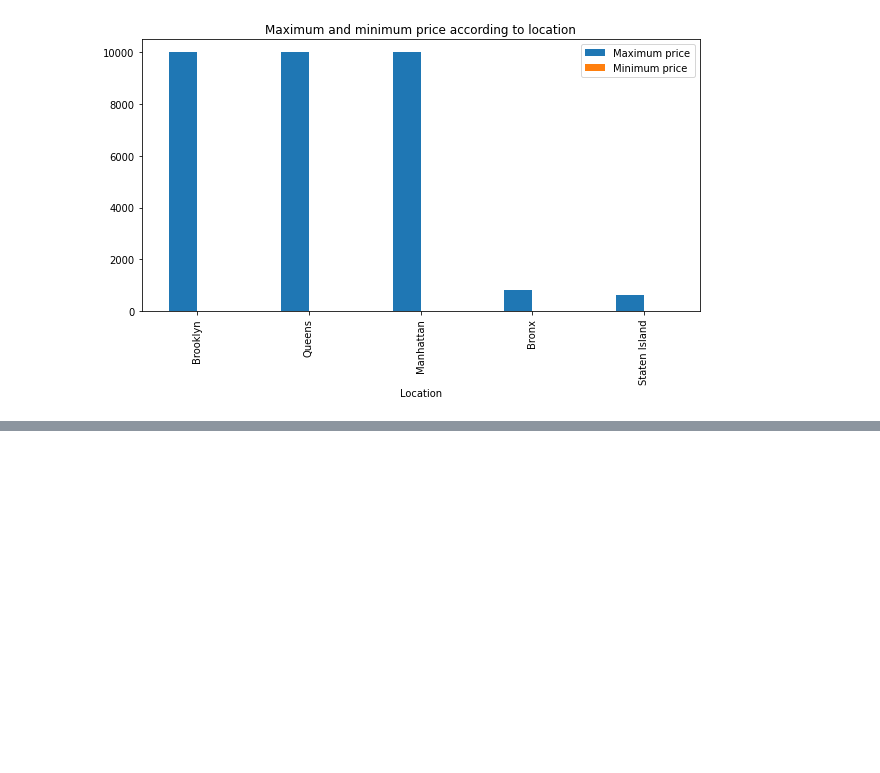
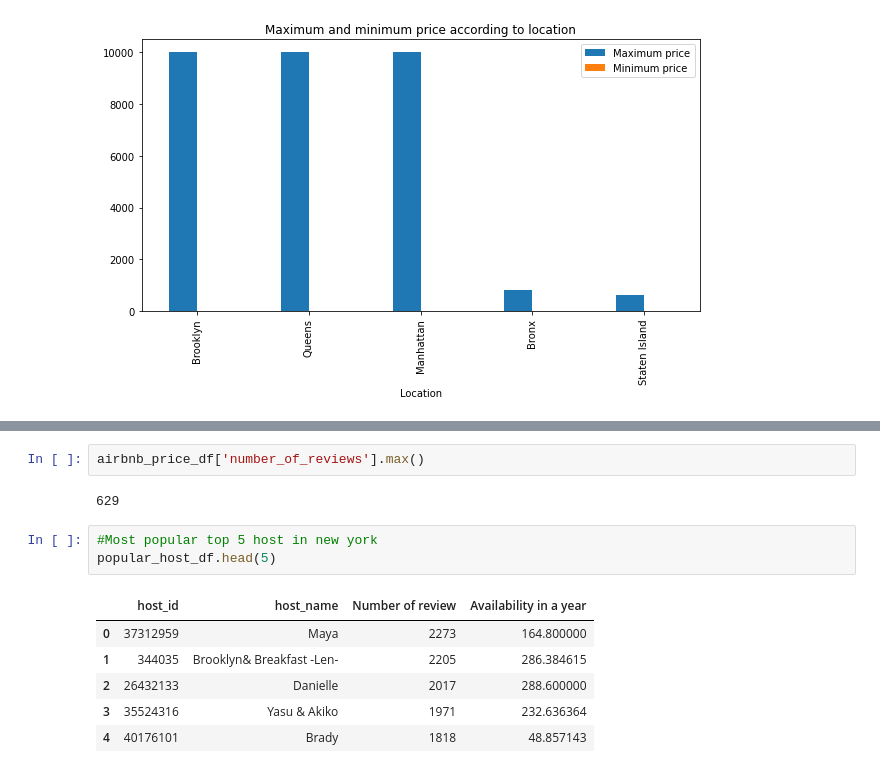
Before and after one commit to HarshivBhatt/EDA_Project_Airbnb_booking_Analysis-Self-.ipynb, a Jupyter notebook: EDA_Project_Airbnb_booking_Analysis.ipynb, the cells around one changed output, grey strips where cells are left out. Cells and saved outputs as stored; diff of their text form; blank space fills up the shorter version.

```diff
--- a/EDA_Project_Airbnb_booking_Analysis.ipynb
+++ b/EDA_Project_Airbnb_booking_Analysis.ipynb
@@ -263,0 +279,14 @@ Text(0.5, 1.0, 'Maximum and minimum price according to location')
+# %%
+airbnb_price_df['number_of_reviews'].max()
+# %% [output]
+629
+# %%
+#Most popular top 5 host in new york
+popular_host_df.head(5)
+# %% [output]
+|  | host_id | host_name | Number of review | Availability in a year |
+| 0 | 37312959 | Maya | 2273 | 164.800000 |
+| 1 | 344035 | Brooklyn& Breakfast -Len- | 2205 | 286.384615 |
+| 2 | 26432133 | Danielle | 2017 | 288.600000 |
+| 3 | 35524316 | Yasu & Akiko | 1971 | 232.636364 |
+| 4 | 40176101 | Brady | 1818 | 48.857143 |
```
Also changed, not shown: parts of 5 cells of this notebook.
